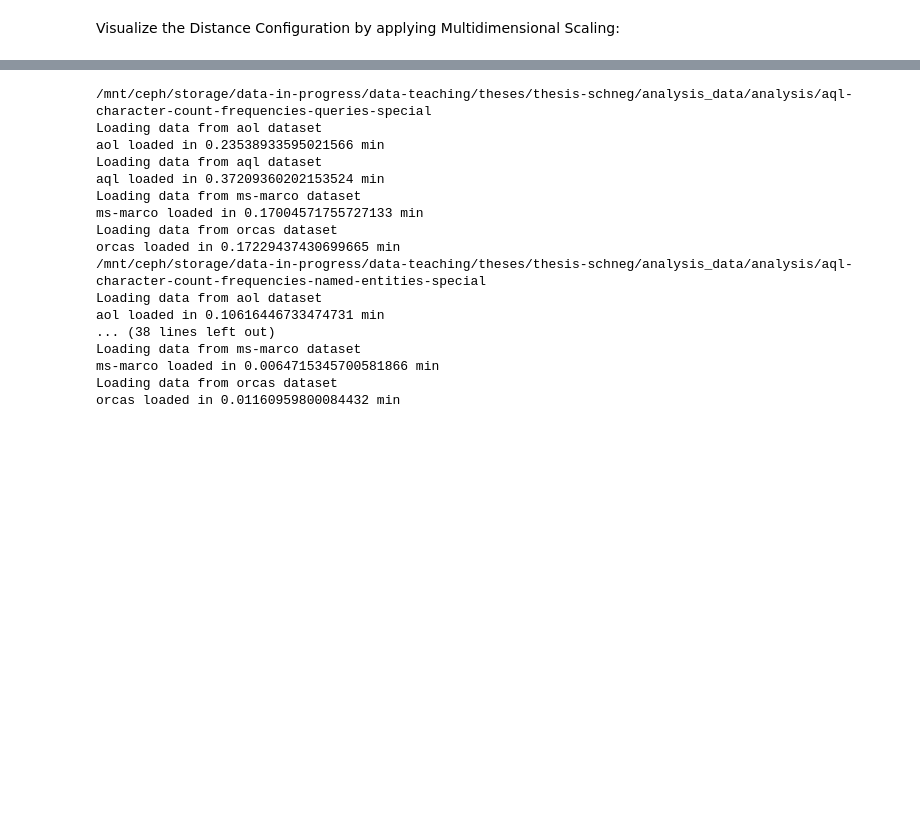
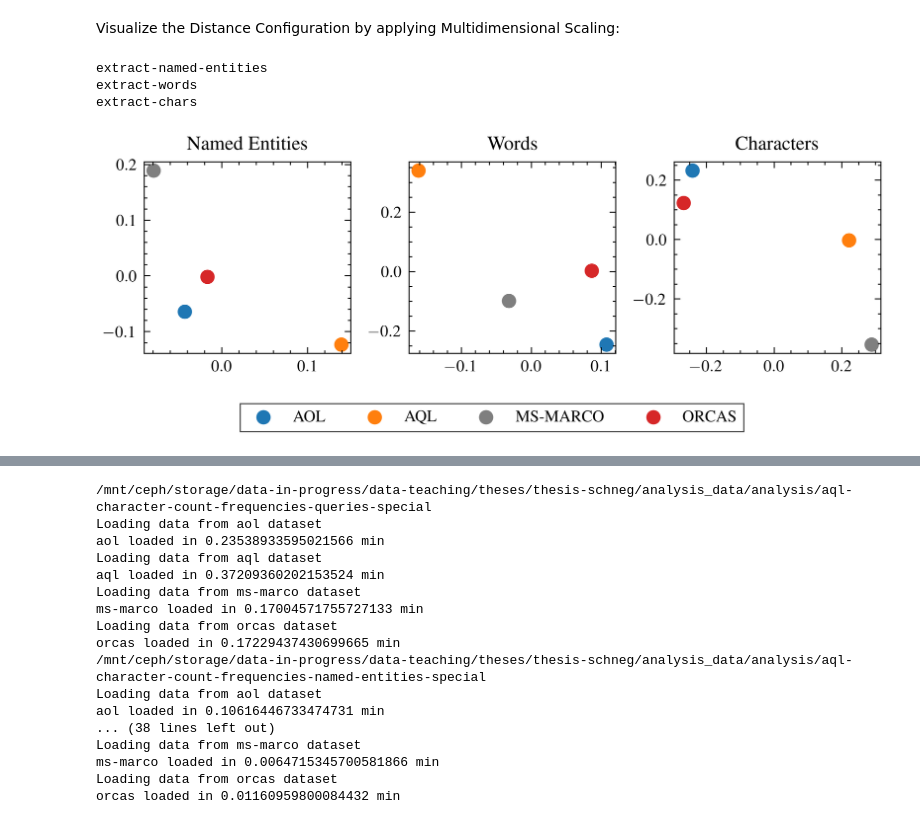
Before and after one commit to bnsch98/verifying-query-logs-from-unknown-sources, a Jupyter notebook: src/thesis_schneg/descr_stats_studies.ipynb, the cells around one changed output, grey strips where cells are left out. Drawn from its saved outputs; the diff is of its cells as text; code cells hidden in the pictures; blank space fills up the shorter version.

```diff
--- a/src/thesis_schneg/descr_stats_studies.ipynb
+++ b/src/thesis_schneg/descr_stats_studies.ipynb
@@ -110,0 +135,15 @@ Error:
+# %%
+from time import time
+# load data
+analysis_data = {}
+for analysis in analyses:
+    print(f"Start loading \"{analysis}\"")
+    datasets = {}
+    for dataset in ["aol","aql","ms-marco","orcas"]:
+        start_time = time()
+        paths = _get_results_paths(dataset, analysis, cleaned_aql)
+        result_data = load_results(paths, test_data=test_data, cols=col)
+        datasets.update({dataset: result_data})
+        end_time = time()
+        print(f"{dataset.upper()} loaded in {(end_time - start_time)/60} min")
+    analysis_data.update({analysis: datasets})
@@ -112,16 +285,16 @@ Error:
 Visualize the Distance Configuration by applying Multidimensional Scaling:
 # %%
 from sklearn.manifold import MDS
-from matplotlib import pyplot as plt, use
+from matplotlib import pyplot as plt
 from pathlib import Path
 import scienceplots
 
 # save visualization or not
-# save_vis: bool = False
-save_vis: bool = True
+save_vis: bool = False
+# save_vis: bool = True
 
 # use science style for plots from scienceplots library
-plt.style.use(["science", "grid"])
+plt.style.use(["science", "ieee"])
 
 save_vis = True
 # save_vis = False
@@ -143,49 +316,52 @@ textwidth = 5.5129
 aspect_ratio = 6/8
 scale = 1.0
 width = textwidth * scale
-height = width * aspect_ratio
+height = width * aspect_ratio * 0.45
 
 # fig,ax = plt.subplots(rows,cols, figsize=(4*cols,4*rows))
 fig,ax = plt.subplots(rows,cols, figsize=(width,height))
 
 # for key, value in trans_dists.items() and ax in ax.flatten():
 key = [key for key in trans_dists.keys()]
-# title_list = []
-# for i in key:
-#     title_strings = {}
-#     if key.split('-')[0] == 'character':
-#         title_strings.update({key.split('-')[0]: [key]})
+
+datasets = ["aol","aql","ms-marco","orcas"]
+
 axes = ax.flatten()
+titles = ['Named Entities', 'Words', 'Characters']
 for i in range(len(trans_dists)):
     ax = axes[i]
     value = trans_dists[key[i]]
     # plt.figure()
     for j in range(len(value)):
         ax.scatter(value[j][0], value[j][1], c=color[j], label=names[j].upper())
     # plt.scatter(trans_dists[key][:,0],trans_dists[key][:,1], c=color, label=names)
     # ax.title("MDS Plot of Wasserstein Distances")
     # plt.legend()
-    ax.set_xticks([])
-    ax.set_yticks([])
-    ax.set_title(f"{key[i].title()}")
+    # ax.set_xticks([])
+    # ax.set_yticks([])
+    ax.set_title(f"{titles[i].title()}")
     # ax.yticks([])
-handles, labels = ax.get_legend_handles_labels()
+# handles, labels = ax.get_legend_handles_labels()
 # fig.legend(handles, labels,fancybox=True,framealpha=0.5).get_frame().set_linewidth(0.5)
-fig.legend(handles, labels, loc='upper center', bbox_to_anchor=(0.5, -0.01), fancybox=False, ncol=len(names),edgecolor="black").get_frame().set_linewidth(0.5)
-
+legend = fig.legend([name.upper() for name in datasets],loc='upper center', bbox_to_anchor=(0.5, -0.01), fancybox=False, ncol=len(names),edgecolor="black", frameon=True)
+legend.get_frame().set_linewidth(0.5)
 # fig.suptitle("MDS Plot of Wasserstein Distances")
 plt.tight_layout()
 plt.show()
 
 base_path = "/home/benjamin/studium/masterarbeit/thesis-schneg/plots/"
 
-vis_dir = Path(f"{base_path}Wasserstein-Distances-Linguistic-Elements")
+vis_dir = Path(f"{base_path}KS-Distances-Linguistic-Elements")
 if not vis_dir.exists() and save_vis:
         vis_dir.mkdir(parents=True)
 
 if save_vis:
-    use("pgf")
-    fig.savefig(vis_dir.joinpath("all.pgf"))
+    fig.savefig(vis_dir.joinpath("all.pdf"), format='pdf')
+# %% [output]
+extract-named-entities
+extract-words
+extract-chars
+[figure, added]
 # %% [markdown]
 ## Length-related Frequencies
 ### 1. Kolmogerov-Smirnov-Test
```
Also changed, not shown: parts of 8 cells of this notebook, 13 other files.
